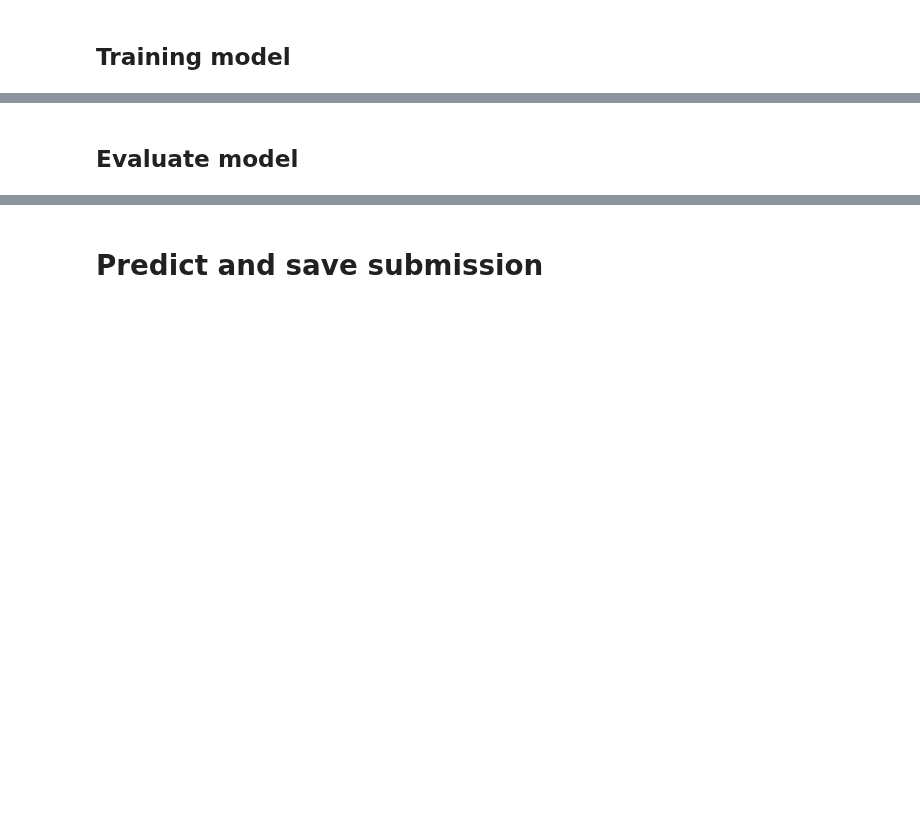
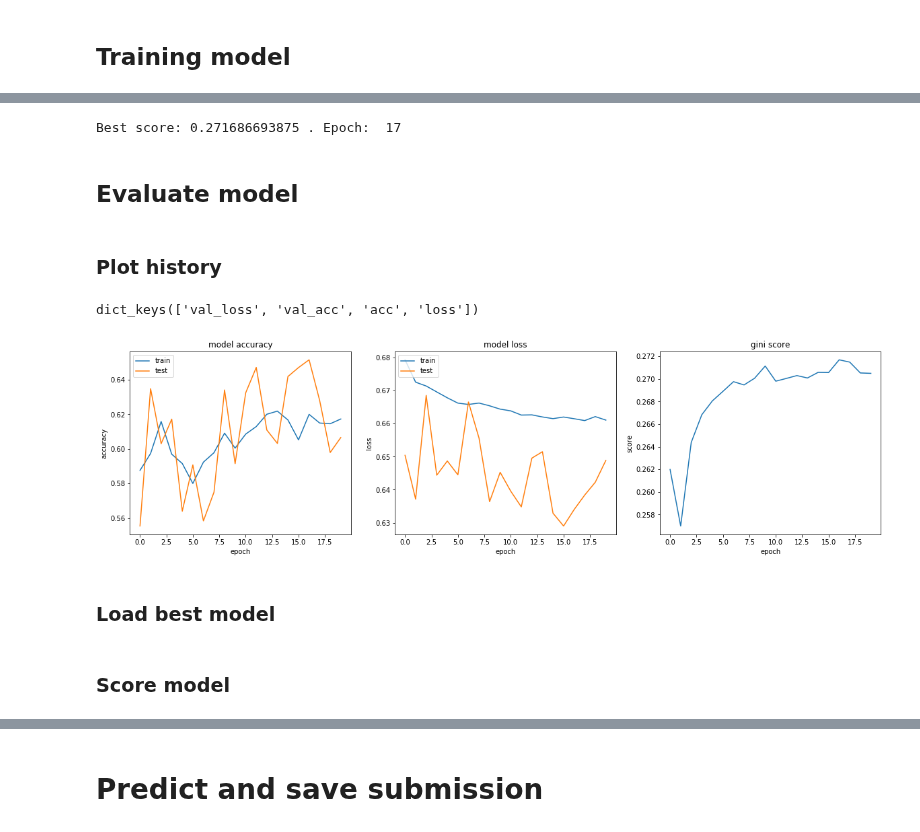
Before and after one commit to latuannetnam/kaggle, a Jupyter notebook: Safe Driver Prediction/nb-safe-driver-v2-keras.ipynb, the cells around one changed output, grey strips where cells are left out. Drawn from its saved outputs; the diff is of its cells as text; code cells hidden in the pictures; blank space fills up the shorter version.

Commit message:
tuning keras params

```diff
--- a/Safe Driver Prediction/nb-safe-driver-v2-keras.ipynb
+++ b/Safe Driver Prediction/nb-safe-driver-v2-keras.ipynb
@@ -357,2 +407,43 @@ Epoch 2/2
+# %%
+print("Best score:", callback_gini_metric.best, ". Epoch: ", callback_gini_metric.best_epoch)
+# %% [output]
+Best score: 0.271686693875 . Epoch:  17
 # %% [markdown]
 ## Evaluate model
+# %% [markdown]
+### Plot history
+# %%
+history.history.keys()
+# %% [output]
+dict_keys(['val_loss', 'val_acc', 'acc', 'loss'])
+# %%
+# summarize history for accuracy
+# https://machinelearningmastery.com/display-deep-learning-model-training-history-in-keras/
+plt.figure(figsize=(20,5))
+plt.subplot(1,3,1)
+plt.plot(history.history['acc'])
+plt.plot(history.history['val_acc'])
+plt.title('model accuracy')
+plt.ylabel('accuracy')
+plt.xlabel('epoch')
+plt.legend(['train', 'test'], loc='upper left')
+plt.subplot(1,3,2)
+# summarize history for loss
+plt.plot(history.history['loss'])
+plt.plot(history.history['val_loss'])
+plt.title('model loss')
+plt.ylabel('loss')
+plt.xlabel('epoch')
+plt.legend(['train', 'test'], loc='upper left')
+plt.subplot(1,3,3)
+# Summmary gini score
+plt.plot(callback_gini_metric.history['gini'])
+plt.title('gini score')
+plt.ylabel('score')
+plt.xlabel('epoch')
+#plt.legend(['gini', loc='upper left')
+plt.show()
+# %% [output]
+[figure, added]
+# %% [markdown]
+### Load best model
@@ -359,3 +453,5 @@ Epoch 2/2
+# %% [markdown]
+### Score model
 # %%
 score = model.evaluate(X_test, Y_test, verbose=1)
 print("")
```
Also changed, not shown: parts of 15 cells of this notebook, 4 other files.
